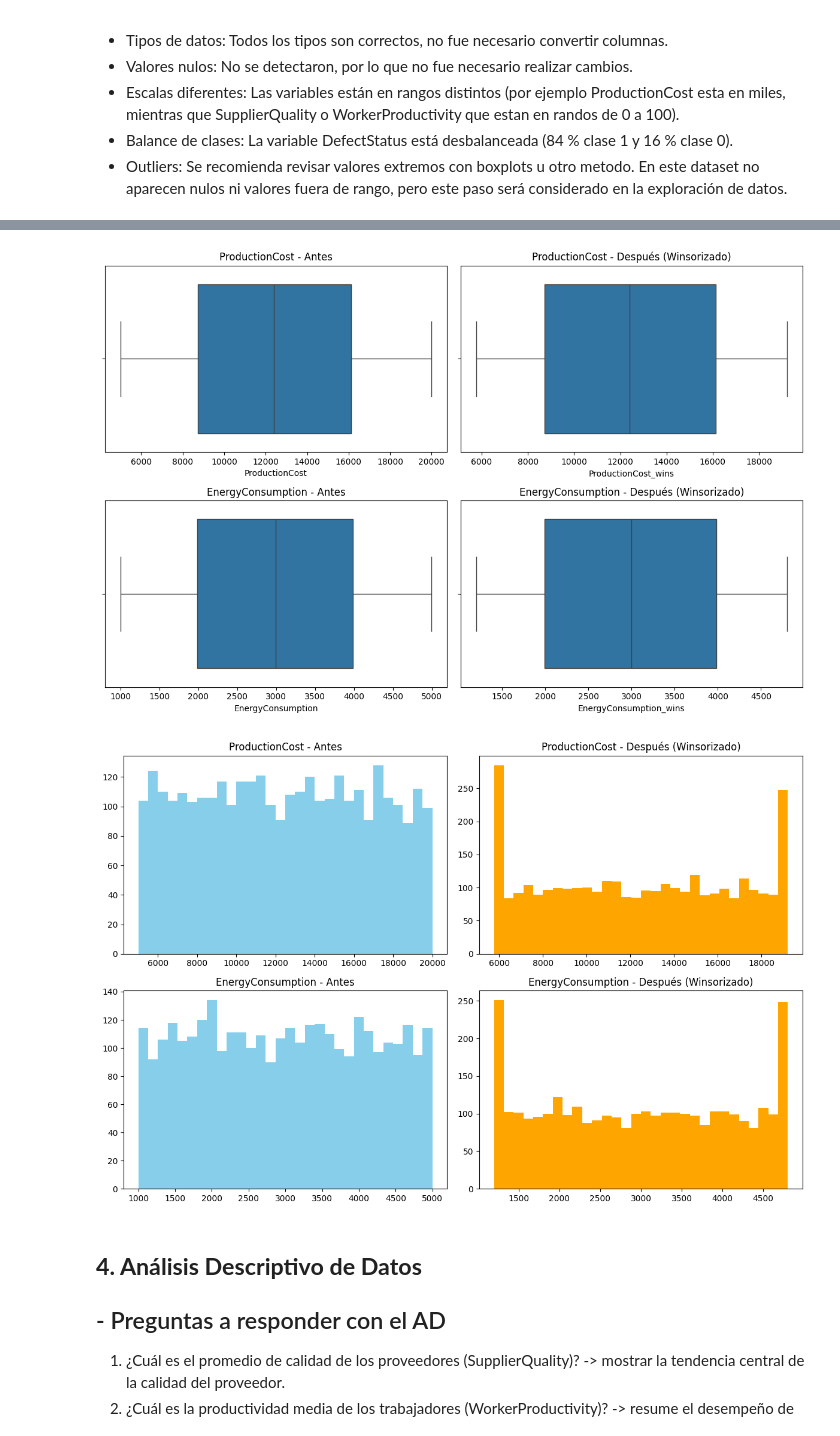
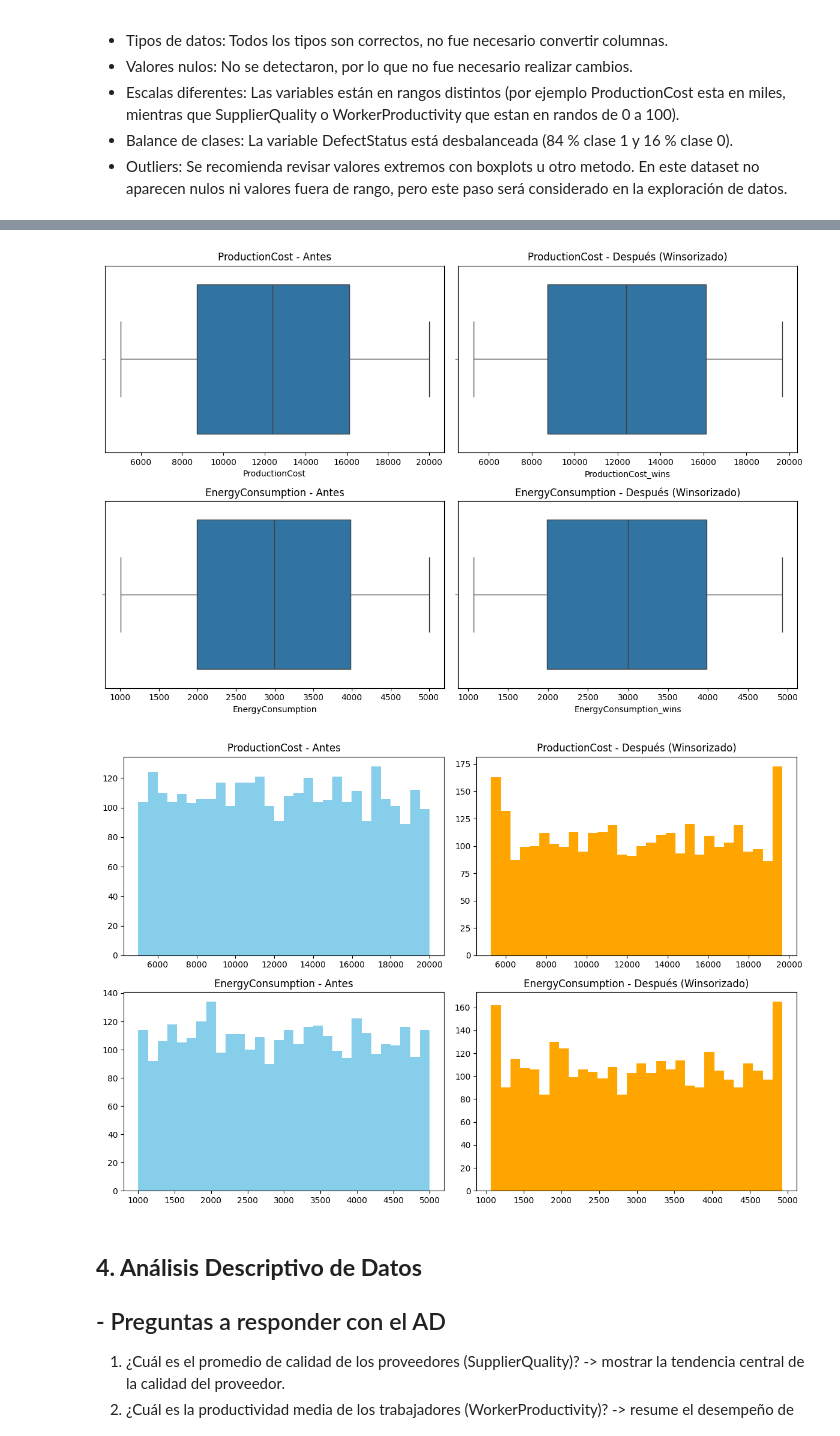
Before and after one commit to strejo4/ColabFiles_UACJ_PADP, a Jupyter notebook: ProyectoProgADAP_261539.ipynb, the cells around one changed output, grey strips where cells are left out. Saved outputs shown, nothing was run; the diff lists cells and outputs as text; code cells hidden in the pictures.

```diff
--- a/ProyectoProgADAP_261539.ipynb
+++ b/ProyectoProgADAP_261539.ipynb
@@ -131,8 +131,8 @@ plt.show()
 from scipy.stats.mstats import winsorize
 
 # Aplicar winsorización solo a las columnas con outliers significativos
-df['ProductionCost_wins'] = winsorize(df['ProductionCost'], limits=[0.05, 0.05])
-df['EnergyConsumption_wins'] = winsorize(df['EnergyConsumption'], limits=[0.05, 0.05])
+df['ProductionCost_wins'] = winsorize(df['ProductionCost'], limits=[0.02, 0.02])
+df['EnergyConsumption_wins'] = winsorize(df['EnergyConsumption'], limits=[0.02, 0.02])
 
 # Boxplots antes y después para comparar
 fig, axes = plt.subplots(2, 2, figsize=(12,8))
@@ -151,6 +151,7 @@ axes[1,1].set_title("EnergyConsumption - Después (Winsorizado)")
 
 plt.tight_layout()
 plt.show()
+
 
 # Histogramas antes y después del winsorizado
 fig, axes = plt.subplots(2, 2, figsize=(12, 8))
@@ -195,5 +196,5 @@ Cantidad de duplicados:
-[figure, old version]
+[figure, new version]
-[figure, old version]
+[figure, new version]
 # %% [markdown]
 ## **4. Análisis Descriptivo de Datos**
 
```
Also changed, not shown: parts of 1 cell of this notebook.
